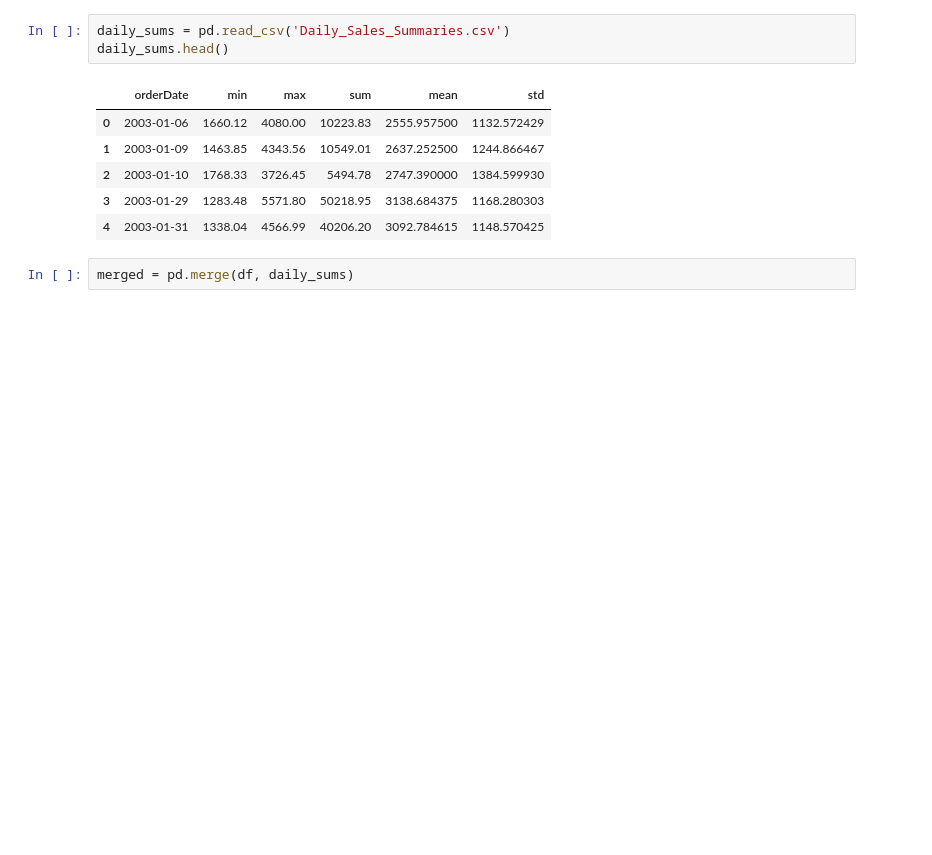
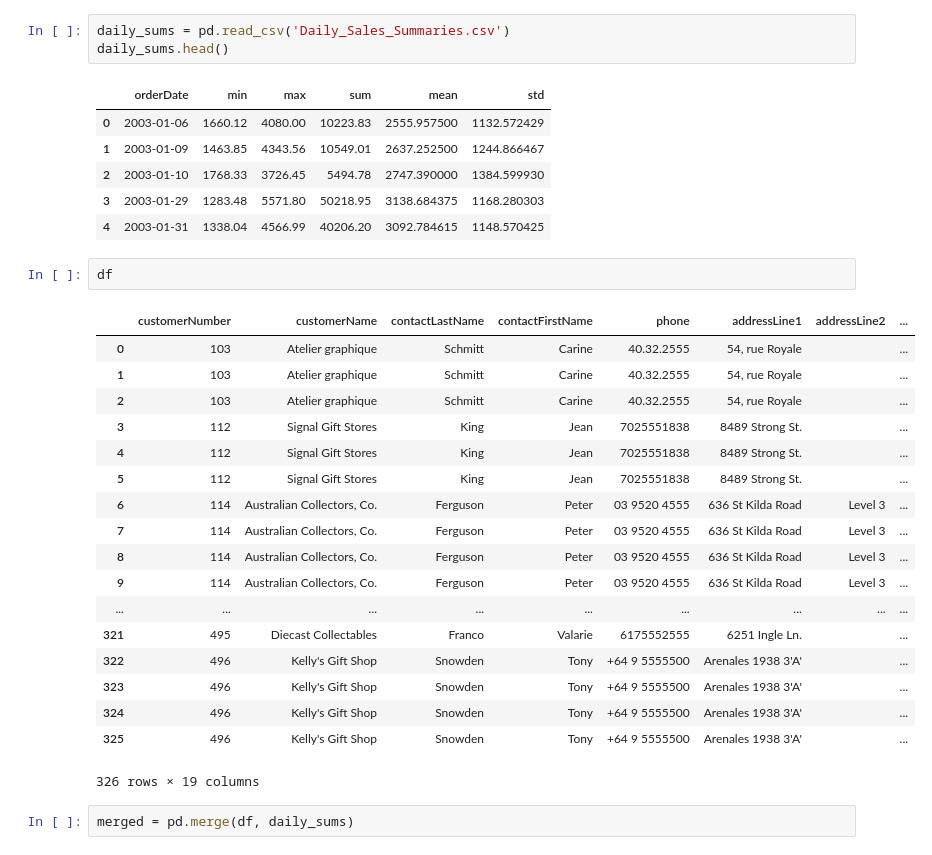
Before and after one commit to slieb74/dsc-1-12-03-obtaining-our-data-nyc-career-ds-062518, a Jupyter notebook: index.ipynb, the cells around one changed output. Saved outputs shown, nothing was run; the diff lists cells and outputs as text; blank space fills up the shorter version.

```diff
--- a/index.ipynb
+++ b/index.ipynb
@@ -115,6 +115,27 @@ daily_sums.head()
 | 2 | 2003-01-10 | 1768.33 | 3726.45 | 5494.78 | 2747.390000 | 1384.599930 |
 | 3 | 2003-01-29 | 1283.48 | 5571.80 | 50218.95 | 3138.684375 | 1168.280303 |
 | 4 | 2003-01-31 | 1338.04 | 4566.99 | 40206.20 | 3092.784615 | 1148.570425 |
+# %%
+df
+# %% [output]
+|  | customerNumber | customerName | contactLastName | contactFirstName | phone | addressLine1 | addressLine2 | ... |
+| 0 | 103 | Atelier graphique | Schmitt | Carine | 40.32.2555 | 54, rue Royale |  | ... |
+| 1 | 103 | Atelier graphique | Schmitt | Carine | 40.32.2555 | 54, rue Royale |  | ... |
+| 2 | 103 | Atelier graphique | Schmitt | Carine | 40.32.2555 | 54, rue Royale |  | ... |
+| 3 | 112 | Signal Gift Stores | King | Jean | 7025551838 | 8489 Strong St. |  | ... |
+| 4 | 112 | Signal Gift Stores | King | Jean | 7025551838 | 8489 Strong St. |  | ... |
+| 5 | 112 | Signal Gift Stores | King | Jean | 7025551838 | 8489 Strong St. |  | ... |
+| 6 | 114 | Australian Collectors, Co. | Ferguson | Peter | 03 9520 4555 | 636 St Kilda Road | Level 3 | ... |
+| 7 | 114 | Australian Collectors, Co. | Ferguson | Peter | 03 9520 4555 | 636 St Kilda Road | Level 3 | ... |
+| 8 | 114 | Australian Collectors, Co. | Ferguson | Peter | 03 9520 4555 | 636 St Kilda Road | Level 3 | ... |
+| 9 | 114 | Australian Collectors, Co. | Ferguson | Peter | 03 9520 4555 | 636 St Kilda Road | Level 3 | ... |
+| ... | ... | ... | ... | ... | ... | ... | ... | ... |
+| 321 | 495 | Diecast Collectables | Franco | Valarie | 6175552555 | 6251 Ingle Ln. |  | ... |
+| 322 | 496 | Kelly's Gift Shop | Snowden | Tony | +64 9 5555500 | Arenales 1938 3'A' |  | ... |
+| 323 | 496 | Kelly's Gift Shop | Snowden | Tony | +64 9 5555500 | Arenales 1938 3'A' |  | ... |
+| 324 | 496 | Kelly's Gift Shop | Snowden | Tony | +64 9 5555500 | Arenales 1938 3'A' |  | ... |
+| 325 | 496 | Kelly's Gift Shop | Snowden | Tony | +64 9 5555500 | Arenales 1938 3'A' |  | ... |
+326 rows × 19 columns
 # %%
 merged = pd.merge(df, daily_sums)
 # %% [markdown]
```
